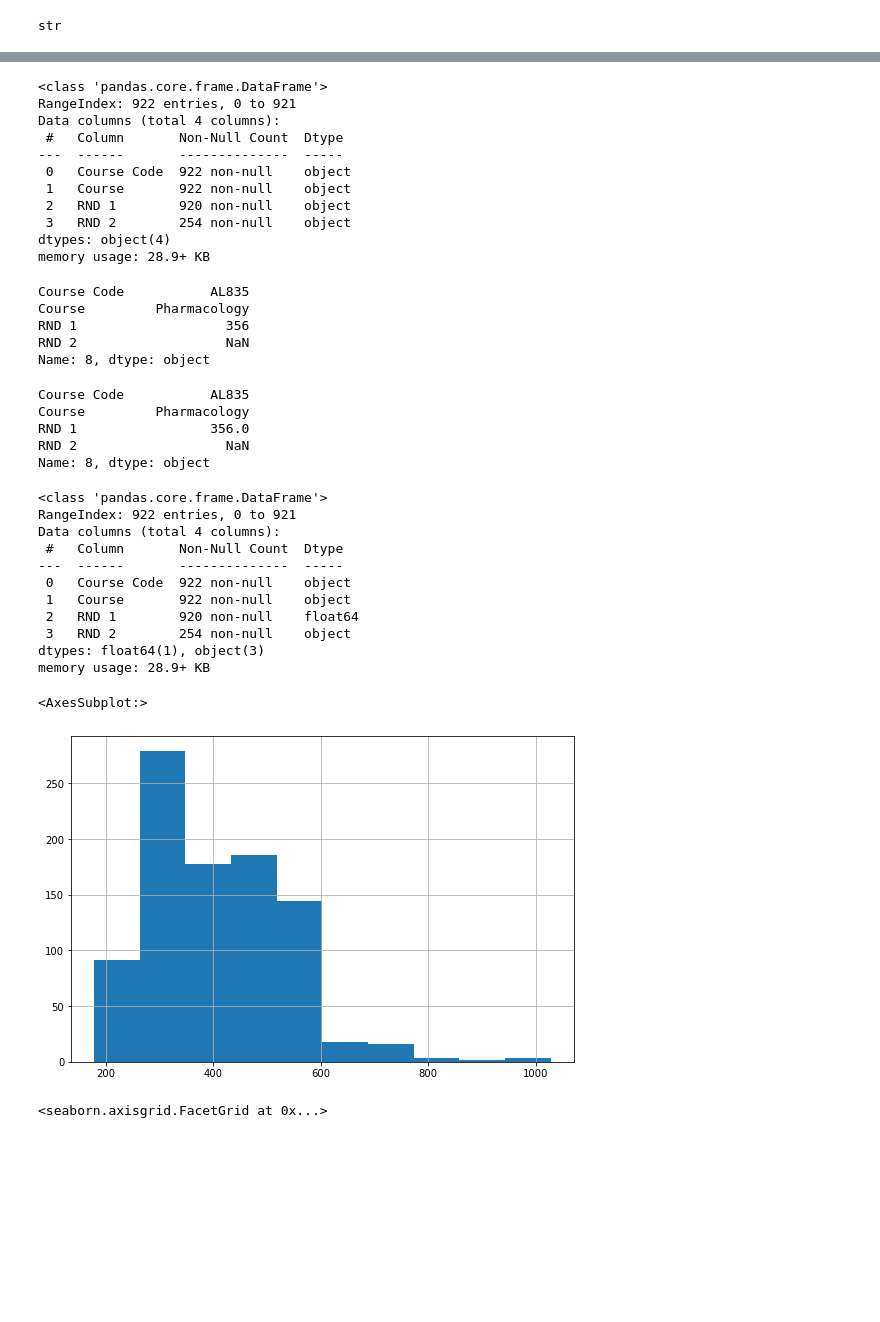
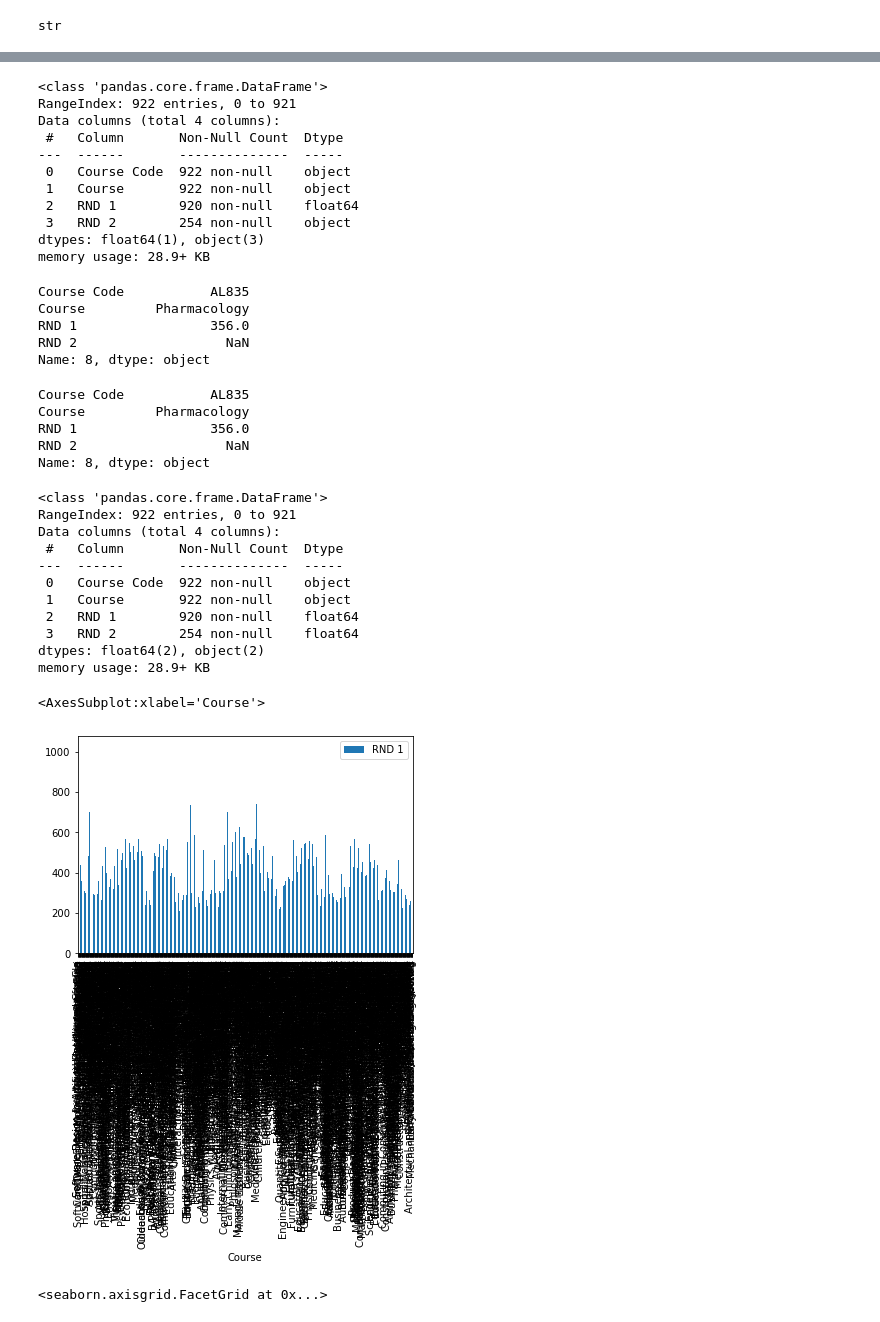
Before and after one commit to conor-mccaffrey/cao-points, a Jupyter notebook: cao-points-analysis.ipynb, the cells around one changed output, grey strips where cells are left out. Cells and saved outputs as stored; diff of their text form; code cells hidden in the pictures; blank space fills up the shorter version.

Commit message:
updating graphs and plotting

```diff
--- a/cao-points-analysis.ipynb
+++ b/cao-points-analysis.ipynb
@@ -474,5 +477,6 @@ df2021['RND 1'] = df2021['RND 1'].str.replace('*', '')
 # %%
-df2021['RND 1'] = df2021['RND 1'].str.replace('#', '')
+df2021['RND 2'] = df2021['RND 2'].str.replace('*', '')
+df2021['RND 2'] = df2021['RND 2'].str.replace('#', '')
 # %%
 df2021.info()
 # %% [output]
@@ -483,20 +487,21 @@ Data columns (total 4 columns):
 ---  ------       --------------  -----
  0   Course Code  922 non-null    object
  1   Course       922 non-null    object
- 2   RND 1        920 non-null    object
+ 2   RND 1        920 non-null    float64
  3   RND 2        254 non-null    object
-dtypes: object(4)
+dtypes: float64(1), object(3)
 memory usage: 28.9+ KB
 # %%
 df2021.iloc[8]
 # %% [output]
 Course Code           AL835
 Course         Pharmacology
-RND 1                   356
+RND 1                 356.0
 RND 2                   NaN
 Name: 8, dtype: object
 # %%
 df2021['RND 1'] = df2021['RND 1'].astype(float)
+df2021['RND 2'] = df2021['RND 2'].astype(float)
 # %%
 df2021.iloc[8]
 # %% [output]
@@ -516,14 +521,21 @@ Data columns (total 4 columns):
  0   Course Code  922 non-null    object
  1   Course       922 non-null    object
  2   RND 1        920 non-null    float64
- 3   RND 2        254 non-null    object
-dtypes: float64(1), object(3)
+ 3   RND 2        254 non-null    float64
+dtypes: float64(2), object(2)
 memory usage: 28.9+ KB
 # %%
-df2021['RND 1'].hist(figsize = (9,6))
+import pandas as pd
+import matplotlib.pyplot as plt
+
+df2021 = pd.DataFrame(df2021,columns=['Course','RND 1'])
+df2021.plot(x ='Course', y='RND 1', kind = 'bar')
+# Lets consider splitting this into college. Then compare points ranges. The compare college locations.
+# Find out how to select subsets as well.
+# Points are for plotting and showing panadas functionality
 # %% [output]
-<AxesSubplot:>
+<AxesSubplot:xlabel='Course'>
-[figure, old version]
+[figure, new version]
 # %%
 sns.displot(df2021['RND 1'], kde= False, bins = 15, color = 'green', edgecolor = 'orange', alpha=0.6)
 # %% [output]
```
Also changed, not shown: parts of 3 cells of this notebook, 6 other files.
